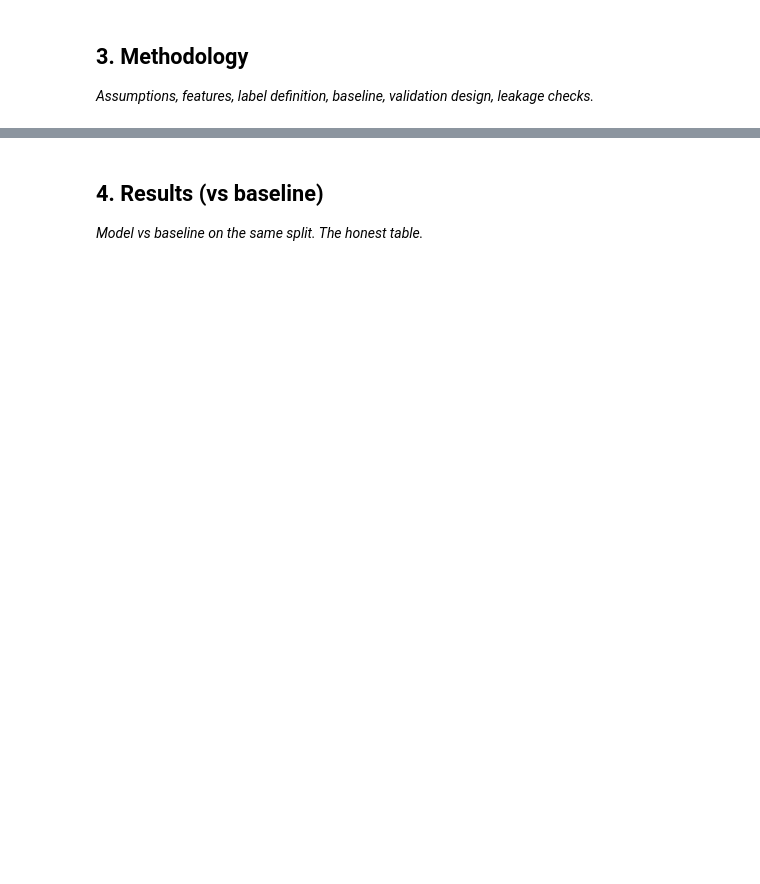
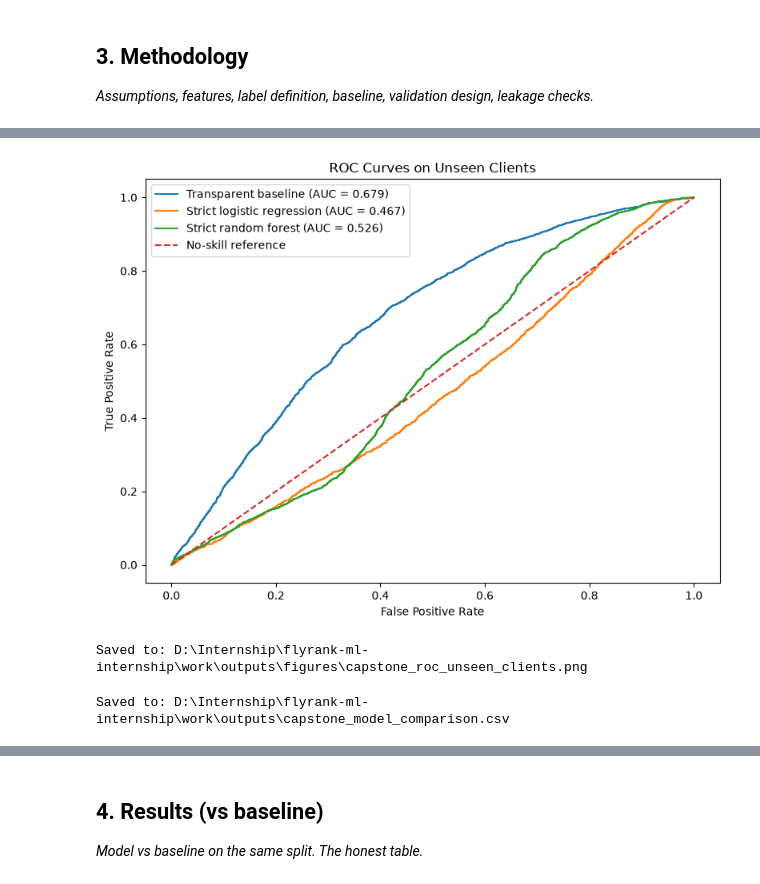
Before and after one commit to imnxr/flyrank-ml-internship, a Jupyter notebook: work/notebooks/capstone.ipynb, the cells around one changed output, grey strips where cells are left out. Saved outputs shown, nothing was run; the diff lists cells and outputs as text; code cells hidden in the pictures; blank space fills up the shorter version.

Commit message:
Complete ML capstone analysis and ranked recommendations

```diff
--- a/work/notebooks/capstone.ipynb
+++ b/work/notebooks/capstone.ipynb
@@ -20,0 +1236,59 @@ This skeleton is yours to fill. Work the sections **in order** — each one has
+# %%
+from pathlib import Path
+
+figures_dir = Path("../../work/outputs/figures")
+figures_dir.mkdir(parents=True, exist_ok=True)
+
+roc_path = figures_dir / "capstone_roc_unseen_clients.png"
+
+plt.figure(figsize=(8, 6))
+
+plt.plot(
+    baseline_fpr,
+    baseline_tpr,
+    label=f"Transparent baseline (AUC = {baseline_metrics['roc_auc']:.3f})"
+)
+
+plt.plot(
+    logistic_fpr,
+    logistic_tpr,
+    label=f"Strict logistic regression (AUC = {strict_logistic_metrics['roc_auc']:.3f})"
+)
+
+plt.plot(
+    forest_fpr,
+    forest_tpr,
+    label=f"Strict random forest (AUC = {strict_random_forest_metrics['roc_auc']:.3f})"
+)
+
+plt.plot(
+    [0, 1],
+    [0, 1],
+    linestyle="--",
+    label="No-skill reference"
+)
+
+plt.xlabel("False Positive Rate")
+plt.ylabel("True Positive Rate")
+plt.title("ROC Curves on Unseen Clients")
+plt.legend()
+plt.tight_layout()
+
+plt.savefig(roc_path, dpi=300, bbox_inches="tight")
+plt.show()
+
+print("Saved to:", roc_path.resolve())
+# %% [output]
+[figure, added]
+Saved to: D:\Internship\flyrank-ml-internship\work\outputs\figures\capstone_roc_unseen_clients.png
+# %%
+outputs_dir = Path("../../work/outputs")
+outputs_dir.mkdir(parents=True, exist_ok=True)
+
+results_path = outputs_dir / "capstone_model_comparison.csv"
+
+final_results_df.to_csv(results_path, index=False)
+
+print("Saved to:", results_path.resolve())
+# %% [output]
+Saved to: D:\Internship\flyrank-ml-internship\work\outputs\capstone_model_comparison.csv
```
Also changed, not shown: parts of 51 cells of this notebook, 6 other files.
